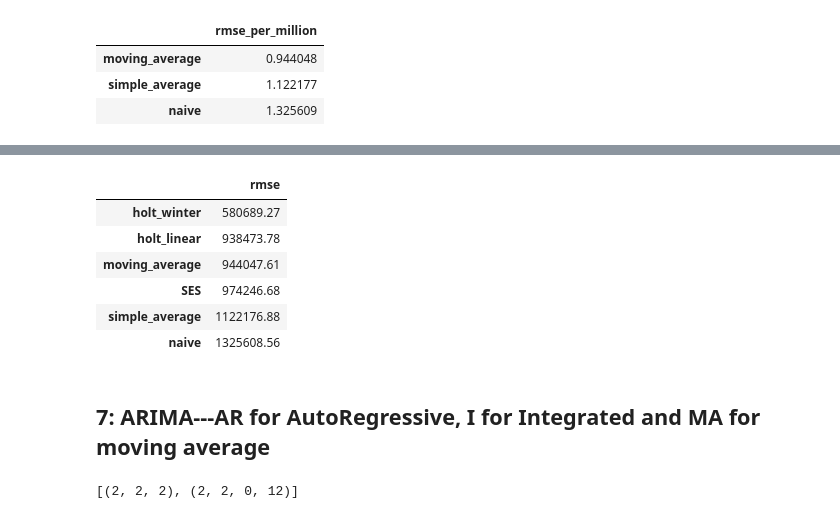
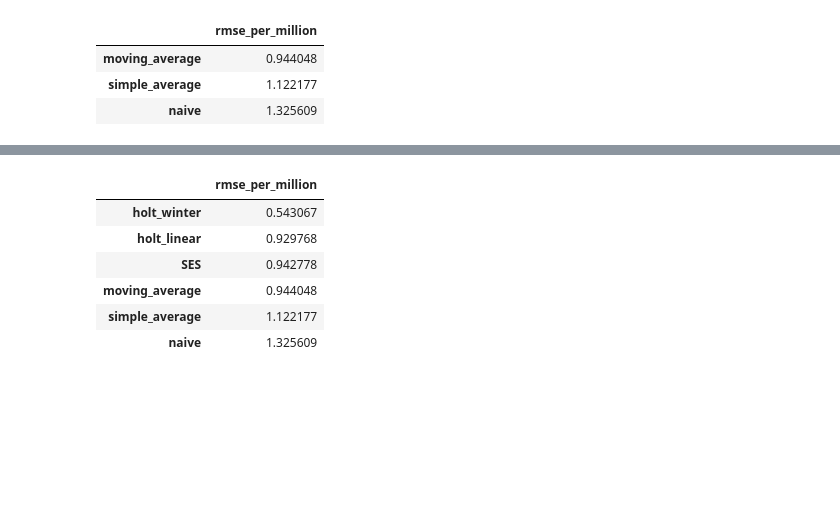
Before and after one commit to grschneier/TimeSeries, a Jupyter notebook: BasicModelsTimeSeriesMonthly.ipynb, the cells around one changed output, grey strips where cells are left out. Saved outputs shown, nothing was run; the diff lists cells and outputs as text; code cells hidden in the pictures; blank space fills up the shorter version.

```diff
--- a/BasicModelsTimeSeriesMonthly.ipynb
+++ b/BasicModelsTimeSeriesMonthly.ipynb
@@ -170,5 +188,5 @@ plt.title("SES Forecast");
 # %%
-rms_ses = round(sqrt(mean_squared_error(test.energy, preds.SimpleExponentialSmoothing)),2)
+rms_ses = round(np.sqrt(mean_squared_error(test.energy, preds.SimpleExponentialSmoothing)),2)
 results.loc['SES']=rms_ses/1_000_000
 results=results.sort_values('rmse_per_million')
 results
@@ -184,11 +202,0 @@ results
-# %%
-fit1 = Holt(train.energy).fit(smoothing_level = 0.3,smoothing_slope = 0.1)
-preds['holt_linear'] = fit1.forecast(len(test))
-
-plt.figure(figsize=(16,8))
-plt.plot(train.energy, label='Train')
-plt.plot(test.energy, label='Test')
-plt.plot(preds['holt_linear'], label='Holt_linear')
-plt.legend(loc='best')
-plt.title("Holt's Linear");
-plt.show()
@@ -197,6 +236,6 @@ plt.show()
 # %%
-rms_holt = round(sqrt(mean_squared_error(test.energy, preds.holt_linear)),2)
-results.loc['holt_linear']=rms_holt
-results=results.sort_values('rmse')
+rms_holt = round(np.sqrt(mean_squared_error(test.energy, preds.holt_linear)),2)
+results.loc['holt_linear']=rms_holt/1_000_000
+results=results.sort_values('rmse_per_million')
 results
 # %% [output]
@@ -211,7 +252,23 @@ results
 # %%
+def holt_winters(train,test,seasonal_periods, trend,seasonal):
+    fit = ExponentialSmoothing(train,seasonal_periods=seasonal_periods,trend=trend,seasonal=seasonal).fit()
+    preds= fit.forecast(len(test)).values
+    rms_ht = round(np.sqrt(mean_squared_error(test, preds)),2)
+    return rms_ht
+best_trend=''
+best_season=''
 
-fit1 = ExponentialSmoothing(train.energy ,seasonal_periods=12 ,trend='add', seasonal='add',).fit()
-preds['holt_winter'] = fit1.forecast(len(test))
+rmse=1_000_000_000
+for trend in ['add','mul',None]:
+    for season in ['add','mul',None]:
+        solution=holt_winters(train.energy.to_period('M'), test.energy,12, trend,season)
+    #print(sl,solution)
+        if solution<rmse:
+            rmse=solution
+            best_trend=trend
+            best_season=season
+fit = ExponentialSmoothing(train.energy.to_period('M') ,seasonal_periods=12 ,trend=best_trend, seasonal=best_season).fit()
+preds['holt_winter'] = fit.forecast(len(test)).values
 plt.figure(figsize=(16,8))
 plt.plot( train.energy, label='Train')
 plt.plot(test.energy, label='Test')
@@ -224,21 +281,13 @@ plt.show()
 # %%
-rms_holtwinter = round(sqrt(mean_squared_error(test.energy, preds.holt_winter)),2)
-results.loc['holt_winter']=rms_holtwinter
-results=results.sort_values('rmse')
+rms_holtwinter = round(np.sqrt(mean_squared_error(test.energy, preds.holt_winter)),2)
+results.loc['holt_winter']=rms_holtwinter/1_000_000
+results=results.sort_values('rmse_per_million')
 results
 # %% [output]
-|  | rmse |
-| holt_winter | 580689.27 |
-| holt_linear | 938473.78 |
-| moving_average | 944047.61 |
-| SES | 974246.68 |
-| simple_average | 1122176.88 |
-| naive | 1325608.56 |
+|  | rmse_per_million |
+| holt_winter | 0.543067 |
+| holt_linear | 0.929768 |
+| SES | 0.942778 |
+| moving_average | 0.944048 |
+| simple_average | 1.122177 |
+| naive | 1.325609 |
-# %% [markdown]
-## 7: ARIMA---AR for AutoRegressive, I for Integrated and MA for moving average
-# %%
-with open('best_parameters.pkl', 'rb') as f:
-    bp=pickle.load(f)
-bp['monthly']
-# %% [output]
-[(2, 2, 2), (2, 2, 0, 12)]
```
Also changed, not shown: parts of 30 cells of this notebook.
